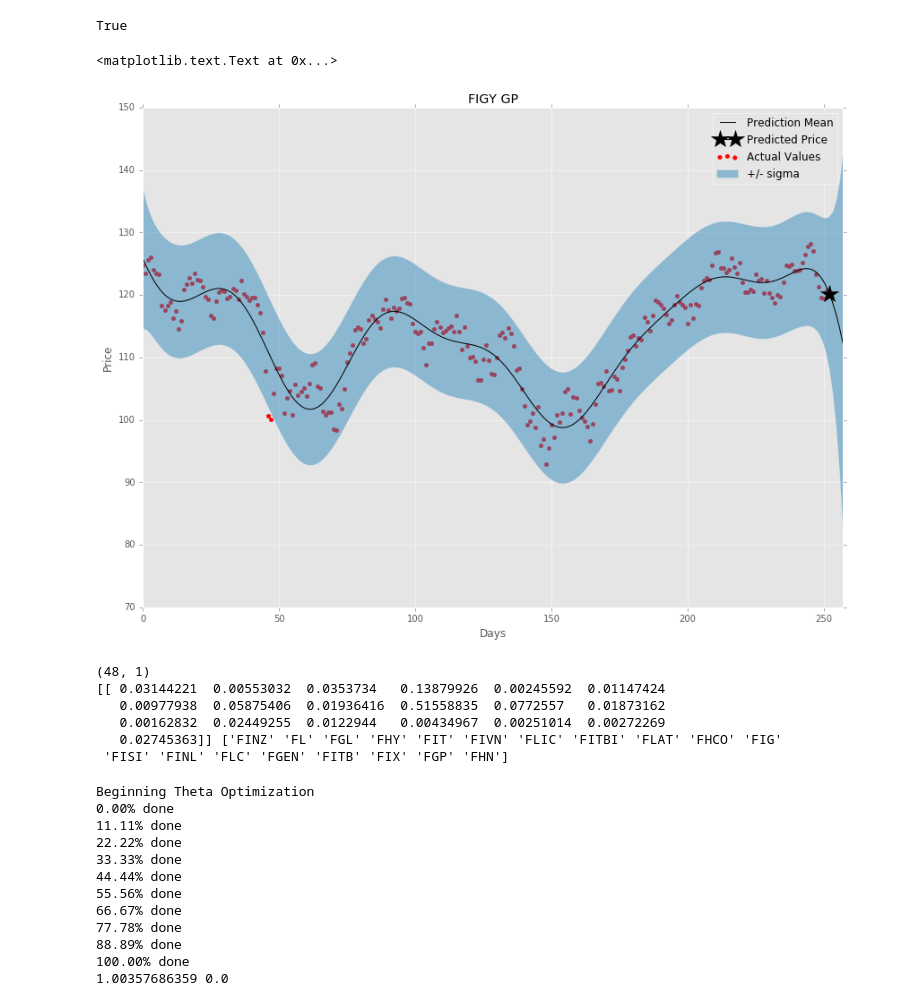
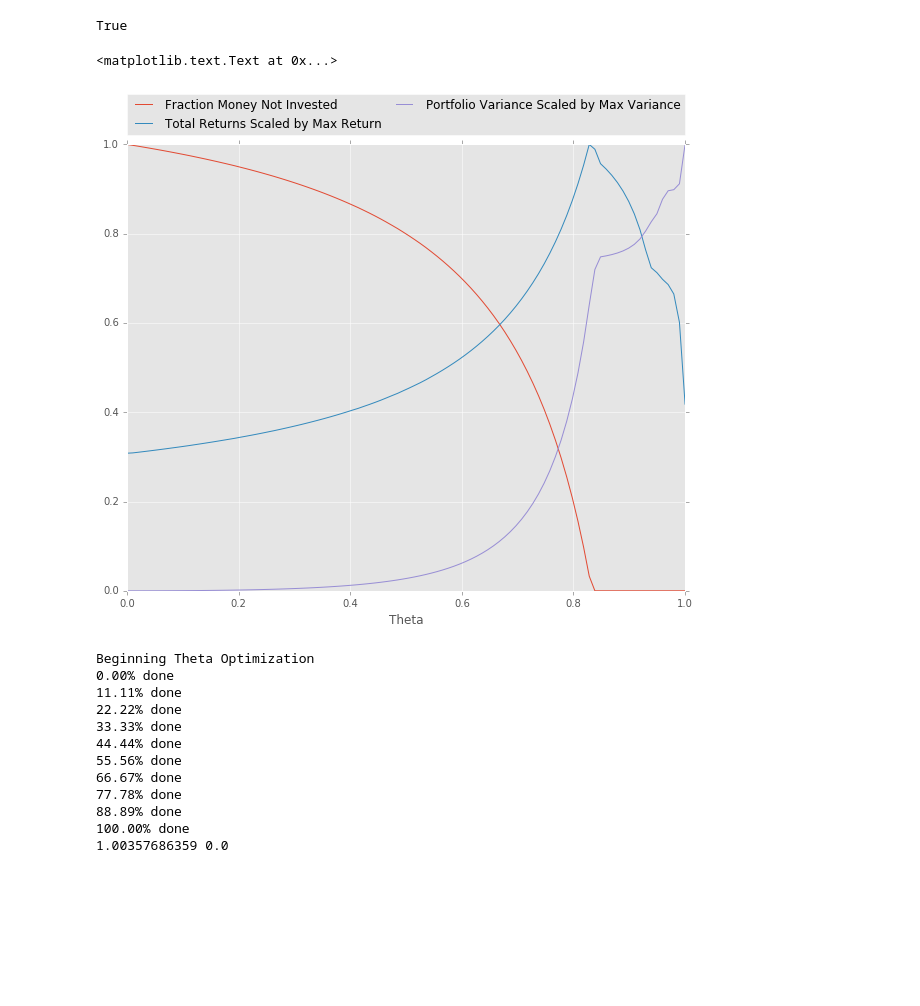
Before and after one commit to ndiamant/bigdata_hw, a Jupyter notebook: final_project/final_project.ipynb, the cells around one changed output. Cells and saved outputs as stored; diff of their text form; code cells hidden in the pictures; blank space fills up the shorter version.

```diff
--- a/final_project/final_project.ipynb
+++ b/final_project/final_project.ipynb
@@ -138,9 +138,15 @@ def optimize_port(R, sigma, theta):
 
     return (w.value)
 # %%
-labels, X, y = read_stocks('/home/nate/Courses/bigdata/bigdata_hw/final_project/stock_data2')
+labels, X, y = read_stocks('/home/nate/Courses/bigdata/bigdata_hw/final_project/DAILY', random = True, num_rand=50)
 
-cov, returns, sigma = cov_return_sigma(X, gauss_gp)
+X2 = np.vstack((X, np.ones(X.shape[1])))
+
+y2 = np.vstack((y, 1.))
+
+labels.append('No Investment')
+
+cov, returns, sigma = cov_return_sigma(X2, gauss_gp)
 
 cov += 10 * np.diag(sigma)
 
@@ -150,20 +156,39 @@ def is_pos_def(x):
 is_pos_def(cov)
 # %% [output]
 True
-# %%
-gauss_gp(X[0][:,np.newaxis],plot=True, extra_len=5)
-plt.xlabel('Days')
-plt.ylabel('Price')
-plt.title("FIGY GP")
-# %% [output]
-<matplotlib.text.Text at 0x...>
-[figure, removed]
-# %%
-opt = optimize_port(returns, cov, .5)
+# %%
+l = np.array(labels)[:,np.newaxis]
+
+no_invest = []
+returns_l = []
+port_cov = []
+
+thetas = np.linspace(0, 1, 100)
+
+for theta in thetas:
+
+    opt = optimize_port(returns, cov, theta)
+
+    returns_l.append(return_frac(opt, X2, y2))
+    no_invest.append(opt[-1][0,0])
+    port_cov.append((opt.T @ cov @ opt)[0,0])
+
+plt.figure(figsize = (10,8))
+plt.plot(thetas, no_invest, label = "Fraction Money Not Invested")
+plt.plot(thetas, np.array(returns_l) / max(returns_l), label = "Total Returns Scaled by Max Return")
+
+plt.plot(thetas, np.array(port_cov) / max(port_cov), label = "Portfolio Variance Scaled by Max Variance")
+
+plt.legend(bbox_to_anchor=(0., 1.02, 1., .102), loc=3,
+           ncol=2, mode="expand", borderaxespad=0.)
+
+plt.title('')
+plt.xlabel("Theta")
+# %% [output]
+<matplotlib.text.Text at 0x...>
+[figure, added]
 # %%
-print(opt.shape)
-
-l = np.array(labels)[:,np.newaxis]
+opt = optimize_port(returns, cov, 0.5)
 
 choices = l[np.where(opt>.001)]
 
@@ -172,13 +197,10 @@ weights = opt[opt>.001]
 weights /= np.sum(weights)
 
 print(weights, choices)
+
+weights.shape
+
+return_frac(opt, X2, y2)
-# %% [output]
-(48, 1)
-[[ 0.03144221  0.00553032  0.0353734   0.13879926  0.00245592  0.01147424
-   0.00977938  0.05875406  0.01936416  0.51558835  0.0772557   0.01873162
-   0.00162832  0.02449255  0.0122944   0.00434967  0.00251014  0.00272269
-   0.02745363]] ['FINZ' 'FL' 'FGL' 'FHY' 'FIT' 'FIVN' 'FLIC' 'FITBI' 'FLAT' 'FHCO' 'FIG'
- 'FISI' 'FINL' 'FLC' 'FGEN' 'FITB' 'FIX' 'FGP' 'FHN']
 # %%
 def return_frac(w, X, y):
     """
```
Also changed, not shown: parts of 5 cells of this notebook, 10 other files.
